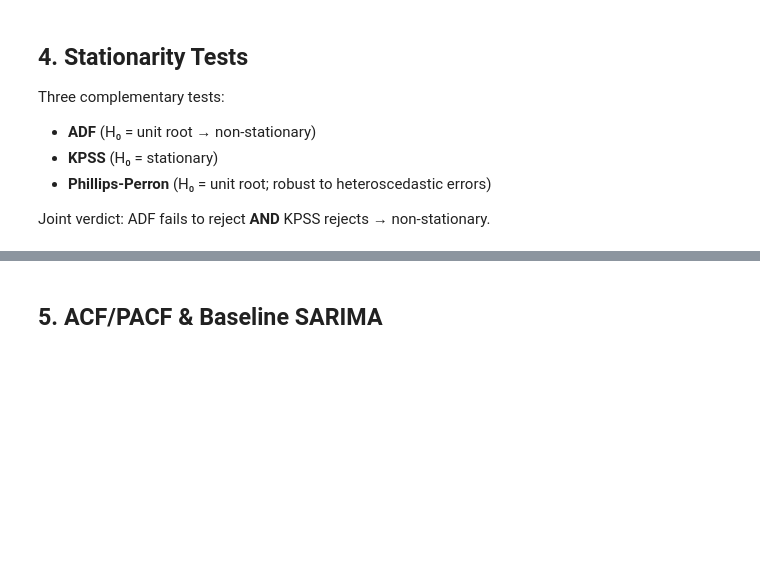
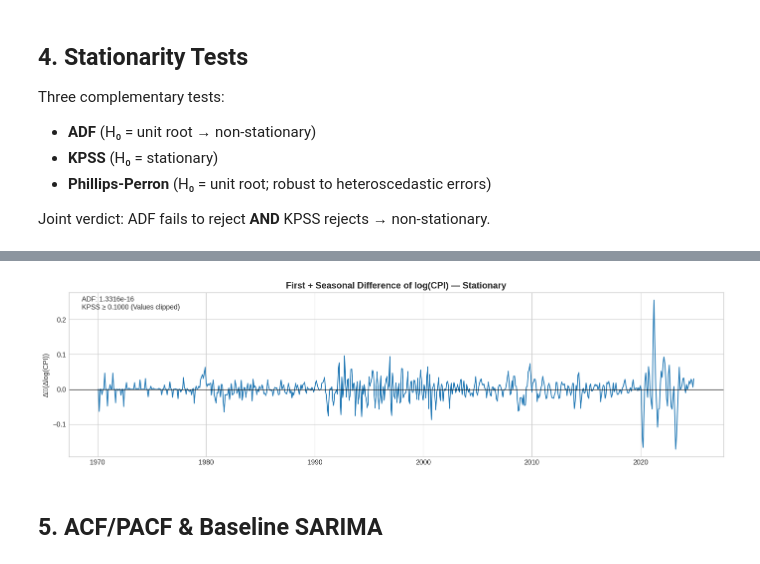
Before and after one commit to anuragkba2027-lab/SAAPM, a Jupyter notebook: univariate_project/airline_fares_cpi_analysis.ipynb, the cells around one changed output, grey strips where cells are left out. Cells and saved outputs as stored; diff of their text form; code cells hidden in the pictures; blank space fills up the shorter version.

Commit message:
draft model plus plots

```diff
--- a/univariate_project/airline_fares_cpi_analysis.ipynb
+++ b/univariate_project/airline_fares_cpi_analysis.ipynb
@@ -261,8 +321,14 @@ def stationarity_report(series, label):
     print(f'\n─── {label} ───')
     print(f'  ADF  stat={adf[0]:8.4f}  p={adf[1]:.4f}  '
           f'→ {"✓ Stationary" if adf[1]<0.05 else "✗ Non-stationary"}')
-    print(f'  KPSS stat={kps[0]:8.4f}  p={kps[1]:.4f}  '
-          f'→ {"✗ Non-stationary" if kps[1]<0.05 else "✓ Stationary"}')
+    # statsmodels KPSS clips p-values to [0.01, 0.10] from a lookup table.
+    # Flag the boundary values so they aren't misread as exact p-values.
+    kpss_p     = kps[1]
+    kpss_p_str = (f'≤{kpss_p:.4f}' if kpss_p <= 0.01 else
+                  f'≥{kpss_p:.4f}' if kpss_p >= 0.10 else
+                  f' {kpss_p:.4f}')
+    print(f'  KPSS stat={kps[0]:8.4f}  p={kpss_p_str}  '
+          f'→ {"✗ Non-stationary" if kpss_p<0.05 else "✓ Stationary"}')
     try:
         from statsmodels.tsa.stattools import PhillipsPerron
         pp = PhillipsPerron(series.dropna(), test_type='tau')
@@ -272,7 +338,22 @@ def stationarity_report(series, label):
         pass
 
 log_diff = log_cpi.diff().dropna()
+log_diff_2 = log_diff.diff().dropna()
+log_seasonal_diff = log_cpi.diff(12).dropna()
+diff_seasonal_diff = log_diff.diff(12).dropna()
 
 stationarity_report(log_cpi,  'log(CPI) — Level')
 stationarity_report(log_diff, 'Δlog(CPI) — First Difference')
-print('\n→ Series is I(1). All models will use d=1 (one regular difference).')
+stationarity_report(log_diff_2, 'Δ²log(CPI) — Second Difference')
+stationarity_report(log_seasonal_diff, 'Δ₁₂log(CPI) — Seasonal Difference')
+stationarity_report(diff_seasonal_diff, 'Δ₁₂(Δlog(CPI)) — First + Seasonal Difference')
+
+# ADF shows Δlog(CPI) is already stationary (I(1)); KPSS rejects the 1st difference
+# but accepts the 2nd. That KPSS rejection reflects the strong 12-month seasonality,
+# not a genuine 2nd unit root — one *seasonal* difference (D=1) removes it, so a 2nd
+# regular difference would over-difference (induces a non-invertible MA unit root).
+print()
+print('→ Series is I(1): first-difference stationary by ADF. The residual')
+print('  non-stationarity flagged by KPSS at the first difference is seasonal, so')
+print('  all models use d=1 plus one seasonal difference D=1 (period 12) — i.e. the')
+print('  SARIMA(p,1,q)(P,1,Q)_12 baseline selected in section 5.')
@@ -279,3 +378,19 @@ print('\n→ Series is I(1). All models will use d=1 (one regular difference).')
+# %%
+# Visualize the CPI double difference to show stationarity
+fig, ax = plt.subplots(figsize=(FIG_W, 4))
+ax.plot(diff_seasonal_diff.index, diff_seasonal_diff.values, color=COLORS[0], lw=1.3)
+ax.axhline(0, color='black', lw=0.8)
+ax.set_title('First + Seasonal Difference of log(CPI) — Stationary', fontsize=13, fontweight='bold')
+ax.set_ylabel('Δ₁₂(Δlog(CPI))')
+# KPSS and ADF test statistics annotation
+adf = adfuller(diff_seasonal_diff.dropna(), autolag='AIC')
+kps = kpss(diff_seasonal_diff.dropna(), regression='c', nlags='auto')
+ax.text(0.02, 0.98, f'ADF: {adf[1]:.4e}\nKPSS ≥ {kps[1]:.4f} (Values clipped)', transform=ax.transAxes, verticalalignment='top', fontsize=10)
+plt.tight_layout()
+plt.savefig('fig_04_stationarity.png', dpi=150, bbox_inches='tight')
+plt.show()
+# %% [output]
+[figure, added]
 # %% [markdown]
 ## 5. ACF/PACF & Baseline SARIMA
 # %%
```
Also changed, not shown: parts of 31 cells of this notebook, 10 other files.
